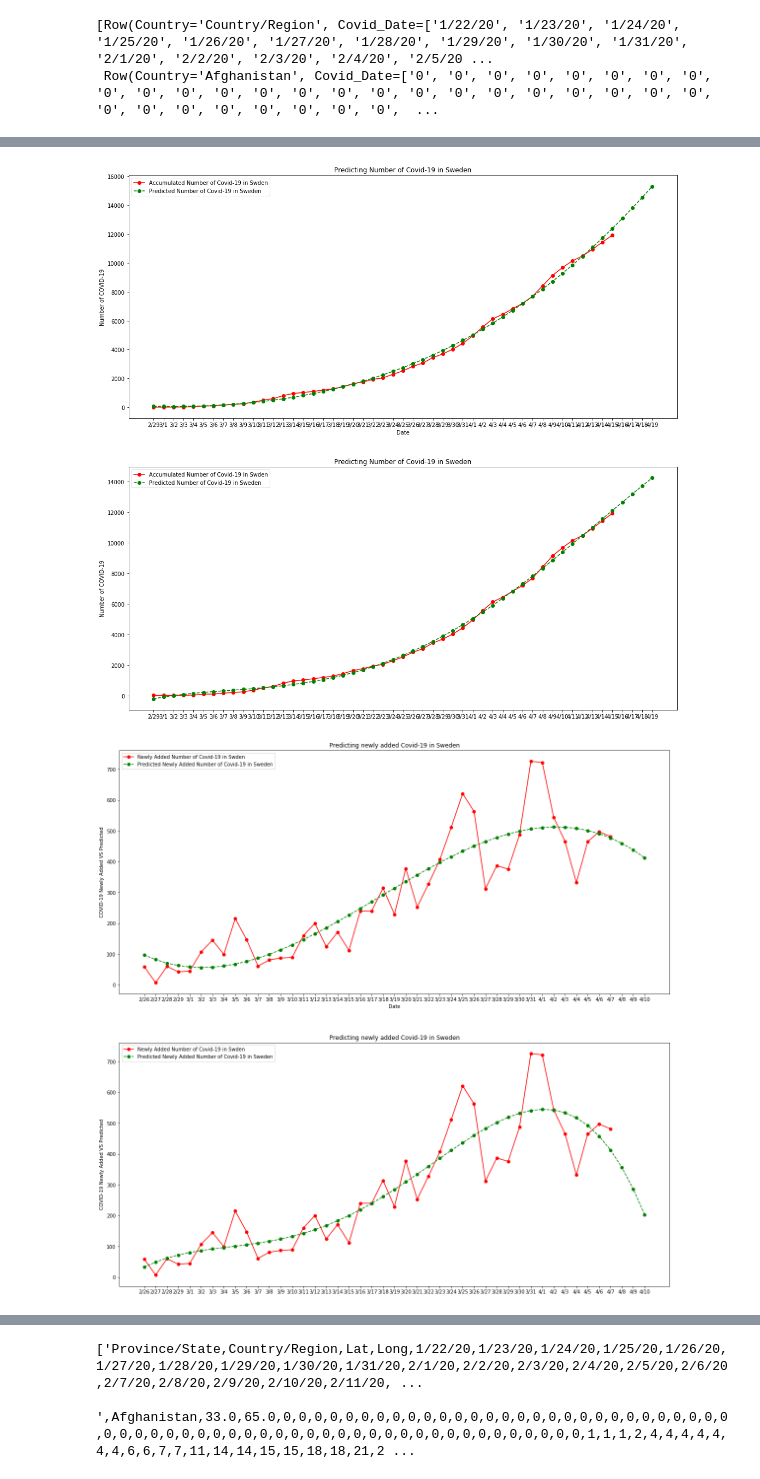
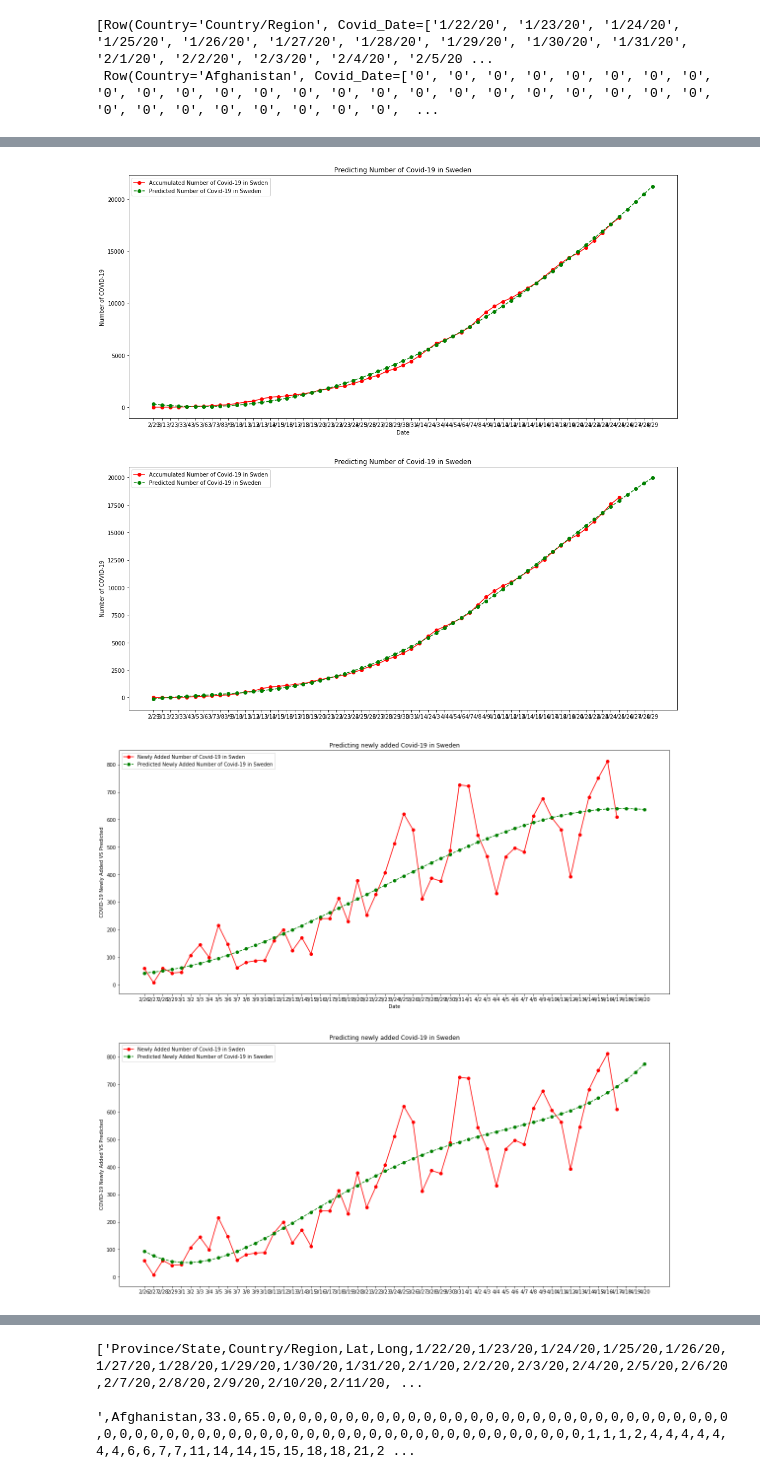
Before and after one commit to xingyazhou/datageek-github, a Jupyter notebook: COVID-19 Analysis.ipynb, the cells around one changed output, grey strips where cells are left out. Cells and saved outputs as stored; diff of their text form; code cells hidden in the pictures.

```diff
--- a/COVID-19 Analysis.ipynb
+++ b/COVID-19 Analysis.ipynb
@@ -32,13 +32,13 @@ Saving to: `time_series_covid19_confirmed_global.csv'
 # %%
-data_file = "time_series_covid19_confirmed_global.csv"
+data_file_confirmed = "time_series_covid19_confirmed_global.csv"
 
-raw_rdd = sc.textFile(data_file)
-raw_rdd.take(2)
+raw_rdd_confirmed = sc.textFile(data_file_confirmed)
+raw_rdd_confirmed.take(2)
 # %% [output]
 ['Province/State,Country/Region,Lat,Long,1/22/20,1/23/20,1/24/20,1/25/20,1/26/20,1/27/20,1/28/20,1/29/20,1/30/20,1/31/20,2/1/20,2/2/20,2/3/20,2/4/20,2/5/20,2/6/20,2/7/20,2/8/20,2/9/20,2/10/20,2/11/20, ...
  ',Afghanistan,33.0,65.0,0,0,0,0,0,0,0,0,0,0,0,0,0,0,0,0,0,0,0,0,0,0,0,0,0,0,0,0,0,0,0,0,0,1,1,1,1,1,1,1,1,1,1,1,1,1,4,4,5,7,7,7,11,16,21,22,22,22,24,24,40,40,74,84,94,110,110,120,170,174,237,273,281, ...
 # %%
-csv_rdd = raw_rdd.map(lambda row: row.split(","))
+csv_rdd = raw_rdd_confirmed.map(lambda row: row.split(","))
 parsed_rdd = csv_rdd.map(lambda r: Row(
     Province=r[0],
     Country=r[1],
@@ -158,7 +158,8 @@ dates=['2/21', '2/22', '2/23', '2/24', '2/25', '2/26', '2/27', '2/28',
        '3/9','3/10', '3/11', '3/12', '3/13','3/14','3/15', '3/16','3/17',
        '3/18', '3/19', '3/20','3/21','3/22', '3/23','3/24','3/25','3/26','3/27', '3/28','3/29','3/30', '3/31',
        '4/1', '4/2','4/3', '4/4','4/5', '4/6','4/7','4/8','4/9','4/10','4/11',
-      '4/12','4/13', '4/14','4/15','4/16','4/17','4/18','4/19']
+      '4/12','4/13', '4/14','4/15','4/16','4/17','4/18','4/19','4/20','4/21', '4/22','4/23','4/24','4/25','4/26',
+       '4/27','4/28','4/29', '4/14','4/30','5/1','5/2','5/3','5/4']
 
 Covid_Sweden=df.select("Covid_Date").where(df.Country=="Sweden")
 acc_num_covid=Covid_Sweden.toPandas().Covid_Date.array[0]
@@ -189,7 +190,7 @@ plt.legend(loc="upper left")
 
 plt.show()
 # %% [output]
-[figure, old version]
+[figure, new version]
 # %%
 length=len(dy[42:])
 x = np.linspace(1, length,length)
@@ -199,7 +200,9 @@ dates=['2/21', '2/22', '2/23', '2/24', '2/25', '2/26', '2/27', '2/28',
        '3/9','3/10', '3/11', '3/12', '3/13','3/14','3/15', '3/16','3/17',
        '3/18', '3/19', '3/20','3/21','3/22', '3/23','3/24','3/25','3/26','3/27', '3/28','3/29','3/30', '3/31',
        '4/1', '4/2','4/3', '4/4','4/5', '4/6','4/7','4/8','4/9','4/10','4/11',
-      '4/12','4/13', '4/14','4/15','4/16','4/17','4/18','4/19', '4/20','4/21','4/22','4/23','4/24','4/25']
+      '4/12','4/13', '4/14','4/15','4/16','4/17','4/18','4/19','4/20','4/21', '4/22','4/23','4/24','4/25','4/26',
+       '4/27','4/28','4/29', '4/14','4/30','5/1','5/2','5/3','5/4']
+
 
 Covid_Sweden=df.select("Covid_Date").where(df.Country=="Sweden")
 acc_num_covid=Covid_Sweden.toPandas().Covid_Date.array[0]
@@ -211,34 +214,34 @@ p3 = np.poly1d(z3)
 y3=p3(x2)
 for i in range(len(y3)):
    if y3[i]<0:
     y3[i]=0
 
 z4 = np.polyfit(x,dy[42:], 4)
 p4 = np.poly1d(z4)
 y4=p4(x2)
 for i in range(len(y4)):
    if y4[i]<0:
     y4[i]=0
 
 plt.figure(figsize=(20,20))
 plt.subplot(2, 1, 1)
 plt.title("Predicting newly added Covid-19 in Sweden")
 plt.xlabel("Date")
 plt.ylabel("COVID-19 Newly Added VS Predicted")
 plt.plot(dates[5:len(dy[42:])+5],dy[42:],'-ro',label="Newly Added Number of Covid-19 in Swden")
 plt.plot(dates[5:len(x2)+5],y3,'--go',label="Predicted Newly Added Number of Covid-19 in Sweden")
 plt.legend(loc="upper left")
 
 plt.subplot(2, 1, 2)
 plt.title("Predicting newly added Covid-19 in Sweden")
 plt.ylabel("COVID-19 Newly Added VS Predicted")
 plt.plot(dates[5:len(dy[42:])+5],dy[42:],'-ro',label="Newly Added Number of Covid-19 in Swden")
 plt.plot(dates[5:len(x2)+5],y4,'--go',label="Predicted Newly Added Number of Covid-19 in Sweden")
 plt.legend(loc="upper left")
 
 plt.show()
 # %% [output]
-[figure, old version]
+[figure, new version]
 # %%
 c="Italy"
 Covid_Sweden=df.select("Covid_Date").where(df.Country==c)
```
Also changed, not shown: parts of 11 cells of this notebook.
